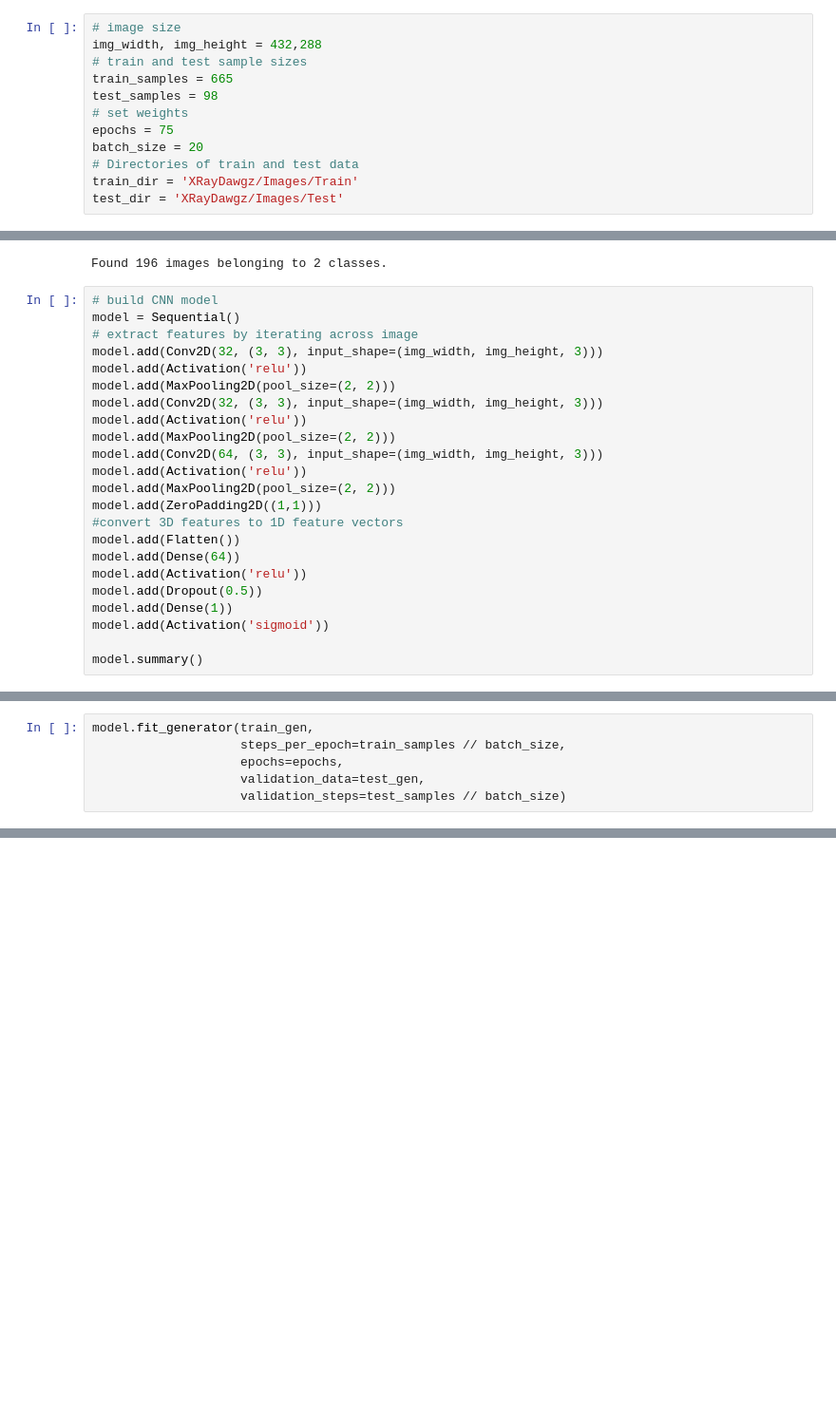
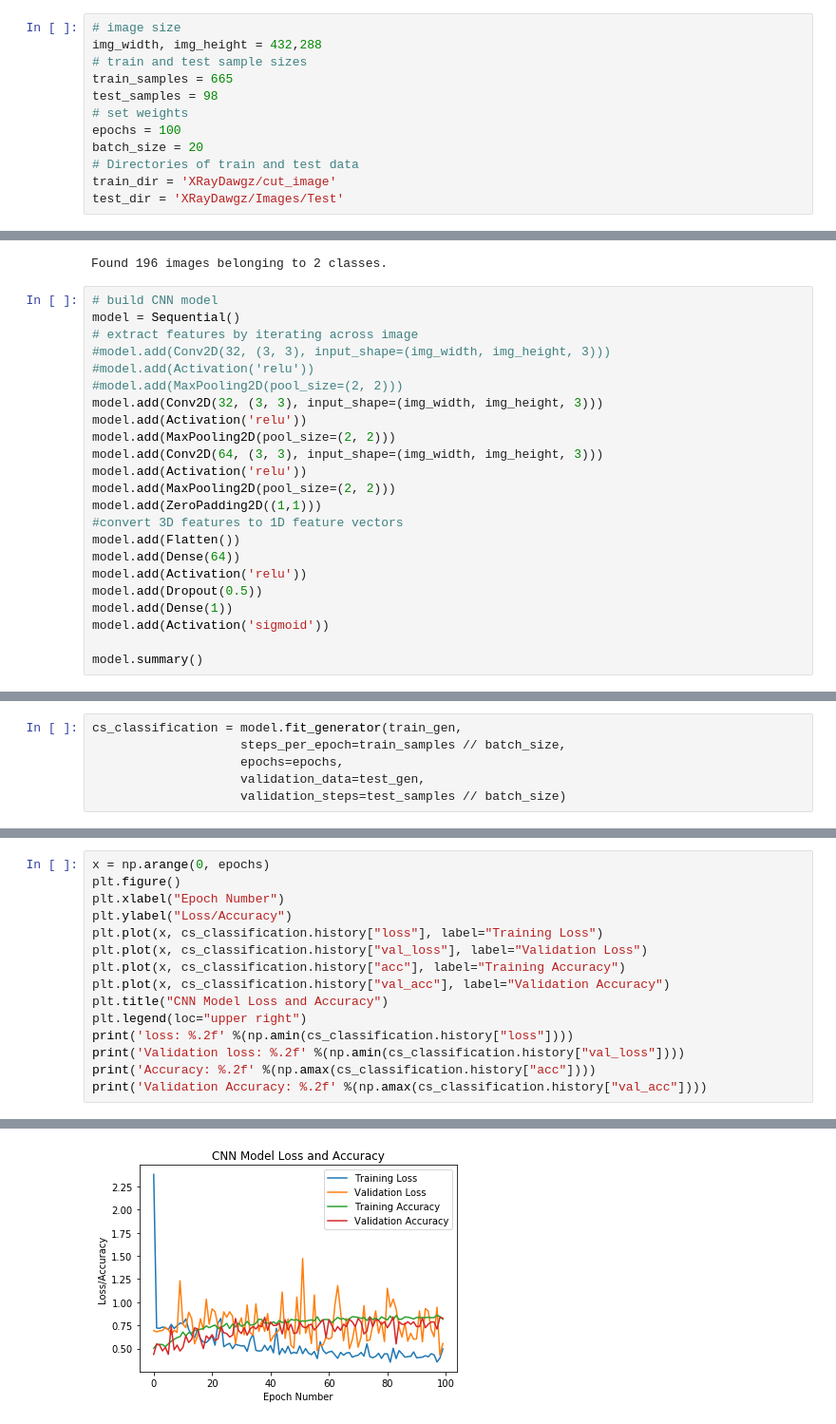
Before and after one commit to X-ray-Dawgz/XRayDawgz, a Jupyter notebook: CNN.ipynb, the cells around one changed output, grey strips where cells are left out. Shown at 95% size. Drawn from its saved outputs; the diff is of its cells as text; blank space fills up the shorter version.

```diff
--- a/CNN.ipynb
+++ b/CNN.ipynb
@@ -25,10 +26,10 @@ img_width, img_height = 432,288
 train_samples = 665
 test_samples = 98
 # set weights
-epochs = 75
+epochs = 100
 batch_size = 20
 # Directories of train and test data
-train_dir = 'XRayDawgz/Images/Train'
+train_dir = 'XRayDawgz/cut_image'
 test_dir = 'XRayDawgz/Images/Test'
 # %%
 # data image augmentation to create more variation of XRD patterns
@@ -57,9 +58,9 @@ Found 196 images belonging to 2 classes.
 # build CNN model
 model = Sequential()
 # extract features by iterating across image
-model.add(Conv2D(32, (3, 3), input_shape=(img_width, img_height, 3)))
-model.add(Activation('relu'))
-model.add(MaxPooling2D(pool_size=(2, 2)))
+#model.add(Conv2D(32, (3, 3), input_shape=(img_width, img_height, 3)))
+#model.add(Activation('relu'))
+#model.add(MaxPooling2D(pool_size=(2, 2)))
 model.add(Conv2D(32, (3, 3), input_shape=(img_width, img_height, 3)))
 model.add(Activation('relu'))
 model.add(MaxPooling2D(pool_size=(2, 2)))
@@ -100,5 +110,5 @@ model.compile(loss='binary_crossentropy', optimizer='rmsprop', metrics=['accurac
 # %%
-model.fit_generator(train_gen,
+cs_classification = model.fit_generator(train_gen,
                     steps_per_epoch=train_samples // batch_size,
                     epochs=epochs,
                     validation_data=test_gen,
@@ -124,0 +134,16 @@ Epoch 75/75
+# %%
+x = np.arange(0, epochs)
+plt.figure()
+plt.xlabel("Epoch Number")
+plt.ylabel("Loss/Accuracy")
+plt.plot(x, cs_classification.history["loss"], label="Training Loss")
+plt.plot(x, cs_classification.history["val_loss"], label="Validation Loss")
+plt.plot(x, cs_classification.history["acc"], label="Training Accuracy")
+plt.plot(x, cs_classification.history["val_acc"], label="Validation Accuracy")
+plt.title("CNN Model Loss and Accuracy")
+plt.legend(loc="upper right")
+print('loss: %.2f' %(np.amin(cs_classification.history["loss"])))
+print('Validation loss: %.2f' %(np.amin(cs_classification.history["val_loss"])))
+print('Accuracy: %.2f' %(np.amax(cs_classification.history["acc"])))
+print('Validation Accuracy: %.2f' %(np.amax(cs_classification.history["val_acc"])))
+# %% [output]
@@ -125,3 +154,4 @@ Epoch 75/75
+[figure, added]
 # %%
 BCC_test_dir = 'XRayDawgz/Images/Test/BCC_test/'
 FCC_test_dir = 'XRayDawgz/Images/Test/FCC_test/'
```
Also changed, not shown: parts of 7 cells of this notebook.
